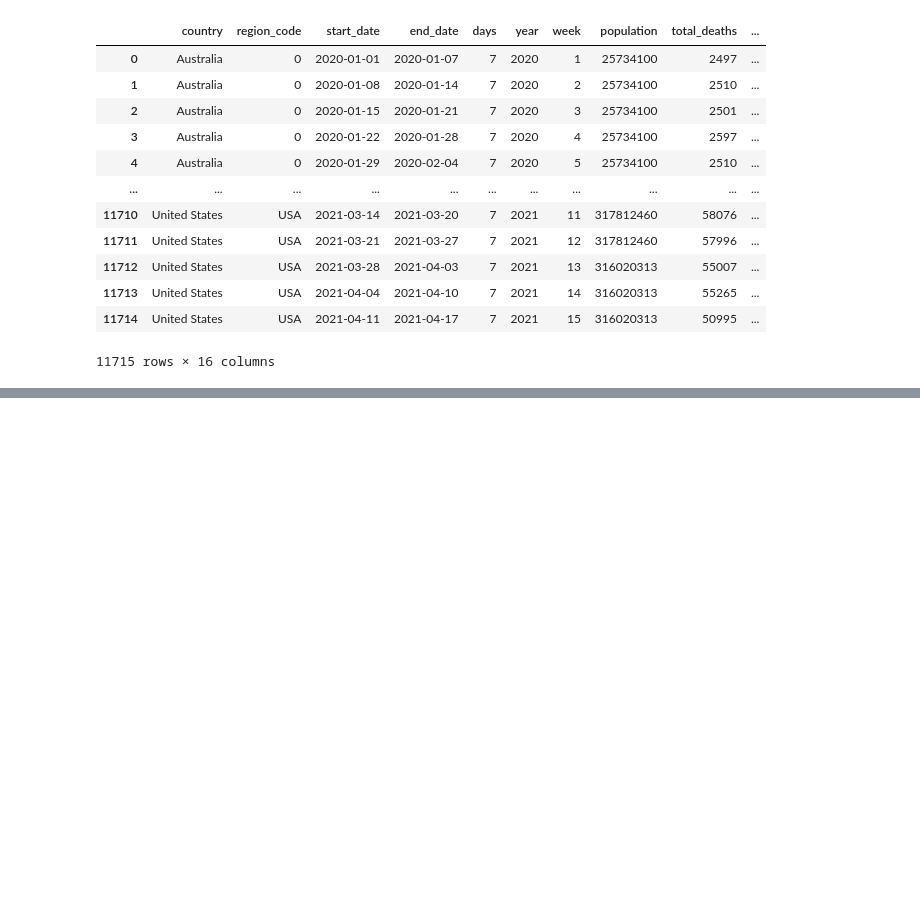
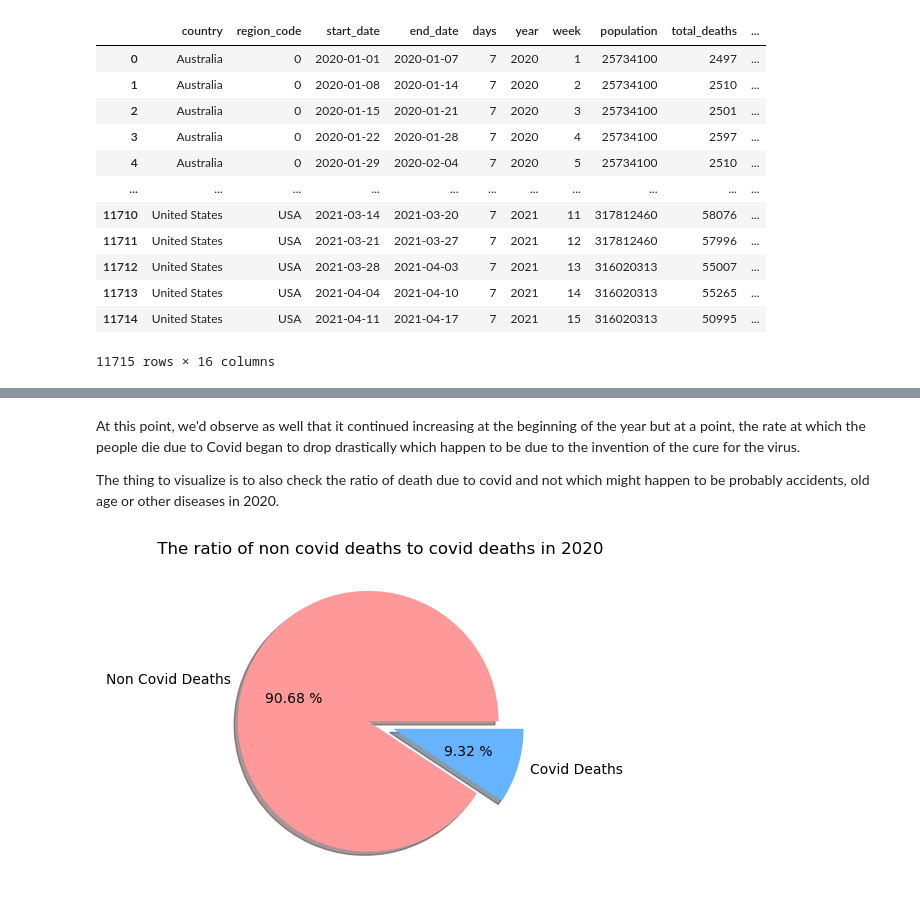
Before and after one commit to DevEmmy/all_weekly_excess_deaths_data_analysis, a Jupyter notebook: data_science.ipynb, the cells around one changed output, grey strips where cells are left out. Cells and saved outputs as stored; diff of their text form; code cells hidden in the pictures; blank space fills up the shorter version.

```diff
--- a/data_science.ipynb
+++ b/data_science.ipynb
@@ -148,0 +213,18 @@ file
+# %% [markdown]
+At this point, we'd observe as well that it continued increasing at the beginning of the year but at a point, the rate at which the people die due to Covid began to drop drastically which happen to be due to the invention of the cure for the virus.
+
+The thing to visualize is to also check the ratio of death due to covid and not which might happen to be probably accidents, old age or other diseases in 2020.
+# %%
+non_covid_deaths = weekly_deaths_df.loc[(weekly_deaths_df.year == 2020)].non_covid_deaths.sum()
+covid_deaths = weekly_deaths_df.loc[(weekly_deaths_df.year == 2020)].covid_deaths.sum()
+
+labels = ['Non Covid Deaths', 'Covid Deaths']
+colors = ['#ff9999','#66b3ff']
+explode = [0.1 , 0.1]
+plt.figure(dpi=100)
+plt.title(' The ratio of non covid deaths to covid deaths in 2020 ')
+plt.tight_layout()
+plt.pie([non_covid_deaths, covid_deaths], colors = colors, labels = labels, autopct='%1.2f %%', shadow = True, explode = explode)
+plt.show()
+# %% [output]
+[figure, added]
```
Also changed, not shown: parts of 20 cells of this notebook, 11 other files.
